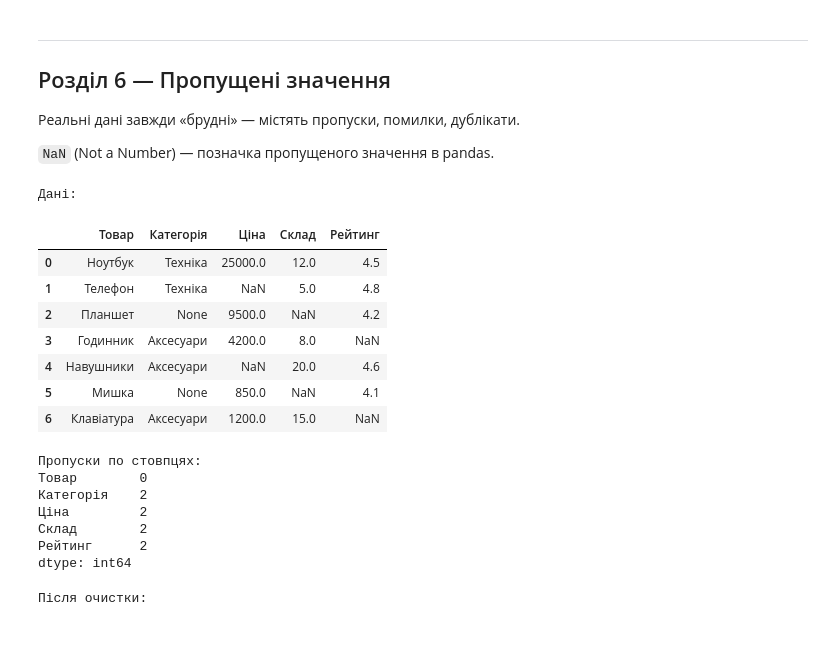
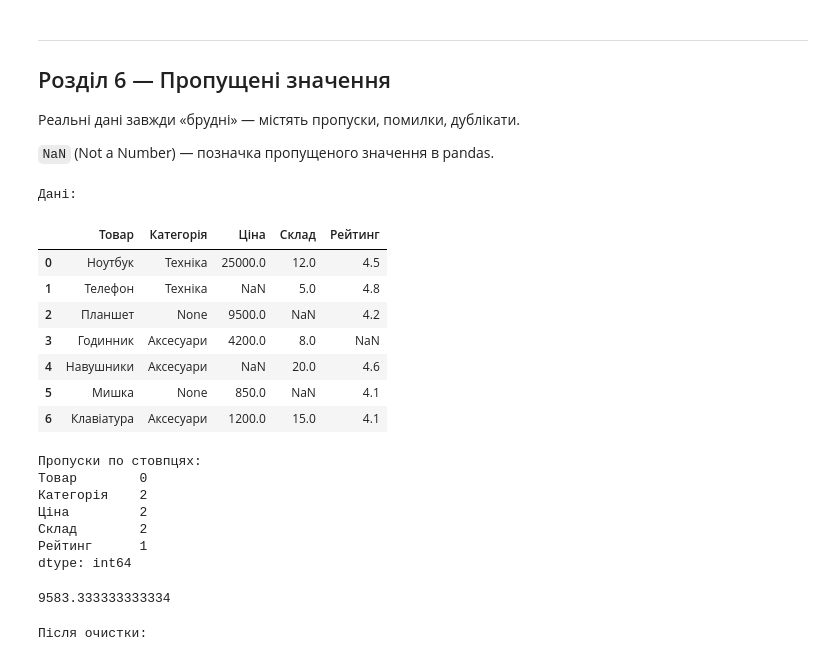
Before and after one commit to VikiTarasova/DTA_2026, a Jupyter notebook: classmade/pandas_matplotlib_combined_ua.ipynb, the cells around one changed output. Cells and saved outputs as stored; diff of their text form; code cells hidden in the pictures.

```diff
--- a/classmade/pandas_matplotlib_combined_ua.ipynb
+++ b/classmade/pandas_matplotlib_combined_ua.ipynb
@@ -847,33 +861,41 @@ print(books.nsmallest(3, 'Сума')[['Клієнт','Місто','Сума']])
 # %%
 raw = pd.DataFrame({
     'Товар':     ['Ноутбук','Телефон','Планшет','Годинник','Навушники','Мишка','Клавіатура'],
     'Категорія': ['Техніка','Техніка', None,    'Аксесуари','Аксесуари', None, 'Аксесуари'],
     'Ціна':      [25000,    None,      9500,    4200,       None,        850,   1200],
     'Склад':     [12,       5,         None,    8,          20,          None,  15],
-    'Рейтинг':   [4.5,      4.8,       4.2,     None,       4.6,         4.1,   None]
+    'Рейтинг':   [4.5,      4.8,       4.2,     None,       4.6,         4.1,   4.1]
 })
 
 print('Дані:')
 display(raw)
 print('Пропуски по стовпцях:')
 print(raw.isnull().sum())
 # %% [output]
 Дані:
 |  | Товар | Категорія | Ціна | Склад | Рейтинг |
 | 0 | Ноутбук | Техніка | 25000.0 | 12.0 | 4.5 |
 | 1 | Телефон | Техніка | NaN | 5.0 | 4.8 |
 | 2 | Планшет | None | 9500.0 | NaN | 4.2 |
 | 3 | Годинник | Аксесуари | 4200.0 | 8.0 | NaN |
 | 4 | Навушники | Аксесуари | NaN | 20.0 | 4.6 |
 | 5 | Мишка | None | 850.0 | NaN | 4.1 |
-| 6 | Клавіатура | Аксесуари | 1200.0 | 15.0 | NaN |
+| 6 | Клавіатура | Аксесуари | 1200.0 | 15.0 | 4.1 |
 Пропуски по стовпцях:
 Товар        0
 Категорія    2
 Ціна         2
 Склад        2
-Рейтинг      2
+Рейтинг      1
 dtype: int64
+# %%
+salaries = [10500, 12000, 11000, 14000, 10000, 30000]
+(500+12000+11000+14000+10000+10000)/6
+
+[10000, 10500, 11000, 12000, 14000, 30000]
+11500
+# %% [output]
+9583.333333333334
 # %%
 clean = raw.copy()
 
```
Also changed, not shown: parts of 6 cells of this notebook.
